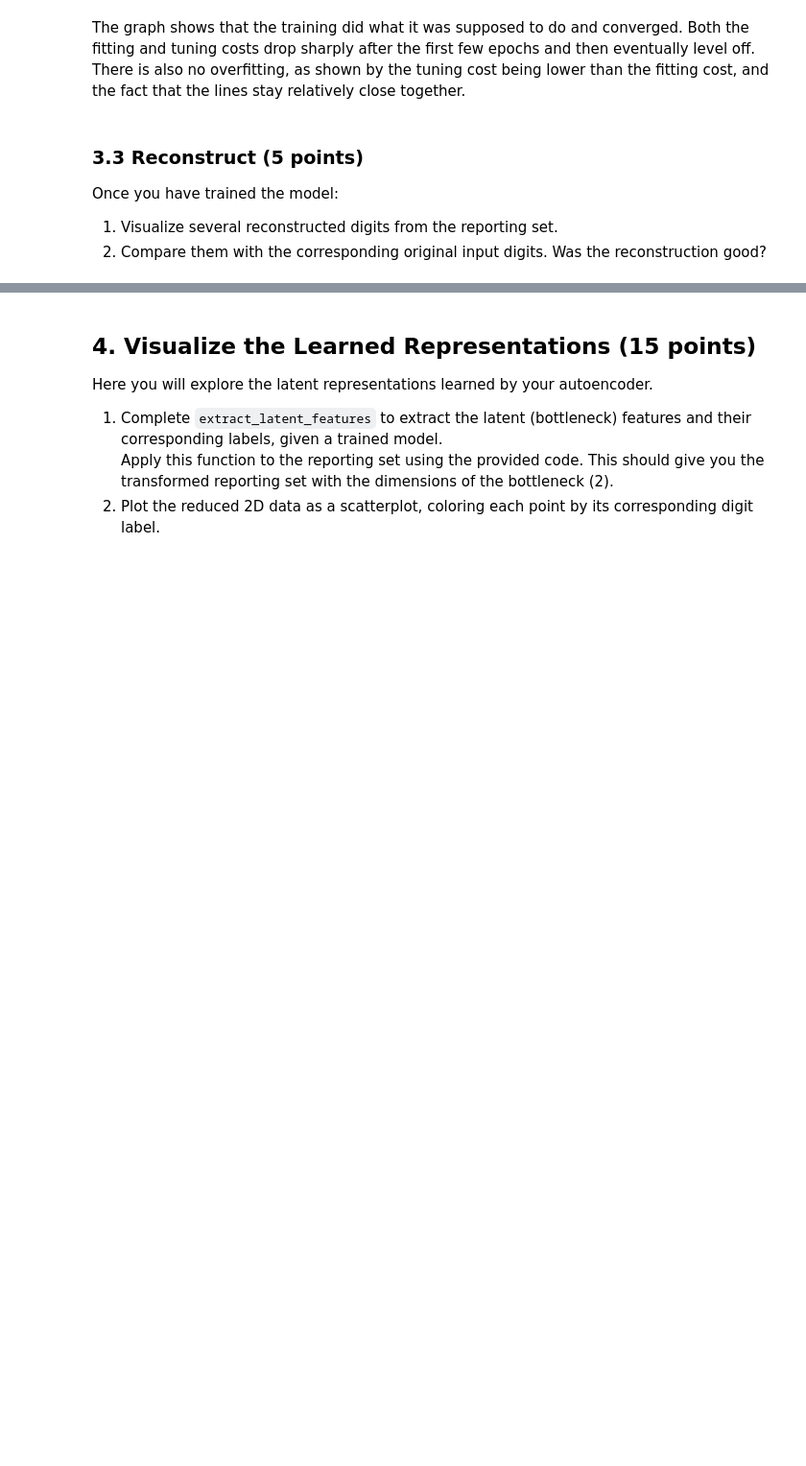
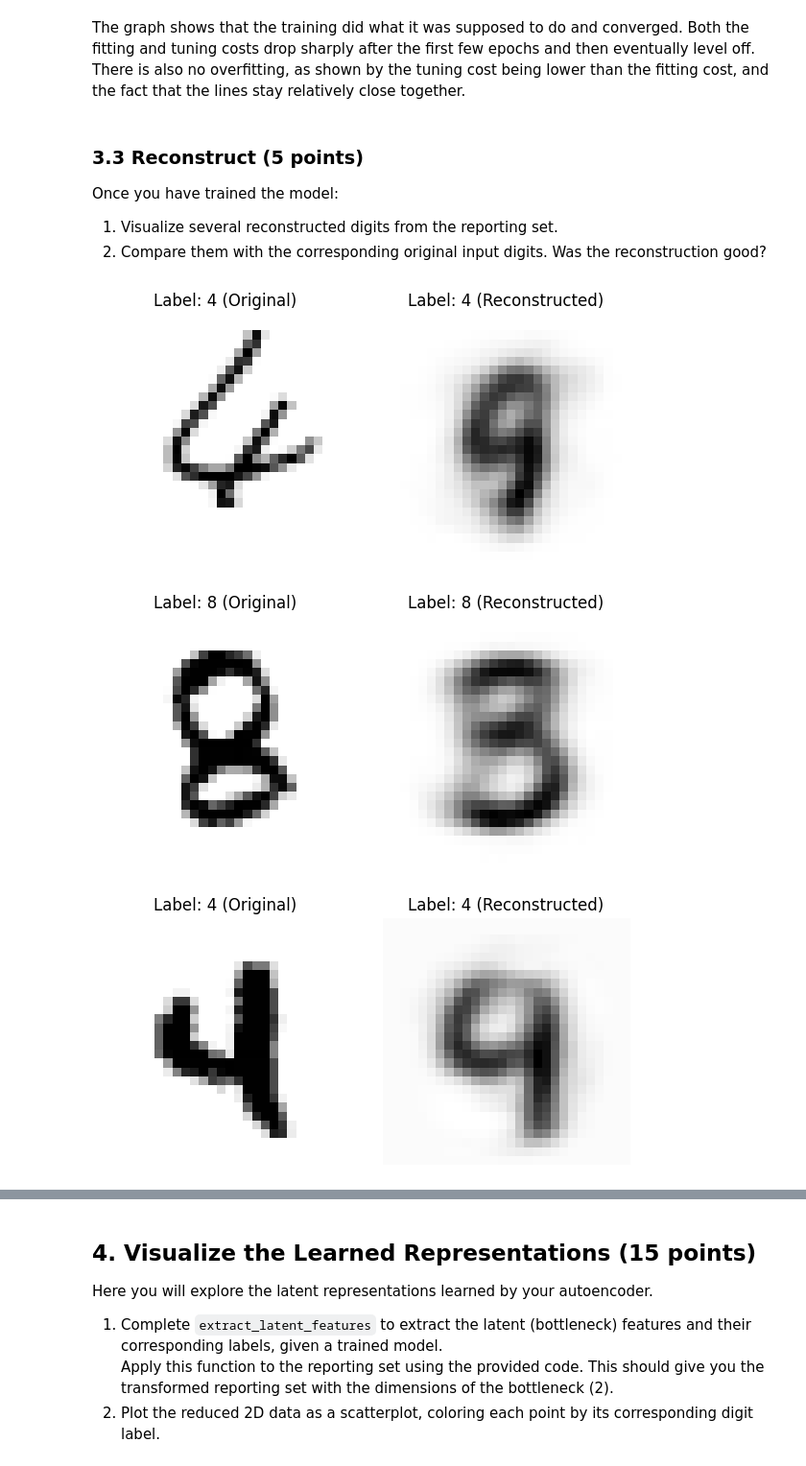
Before and after one commit to kaitlinluu/ds4021_lab06, a Jupyter notebook: 06-autoencoders.ipynb, the cells around one changed output, grey strips where cells are left out. Shown at 96% size. Saved outputs shown, nothing was run; the diff lists cells and outputs as text; code cells hidden in the pictures; blank space fills up the shorter version.

```diff
--- a/06-autoencoders.ipynb
+++ b/06-autoencoders.ipynb
@@ -392,5 +375,39 @@ Once you have trained the model:
 
 1. Visualize several reconstructed digits from the reporting set.
 2. Compare them with the corresponding original input digits. Was the reconstruction good?
+# %%
+# select samples for reconstruction
+sample_inputs = X_report_tensor[:3]
+sample_labels = y_report_tensor[:3]
+
+with torch.no_grad():
+    sample_reconstructions = model(sample_inputs)
+
+# convert to numpy for plotting
+inputs_np = sample_inputs.numpy()
+reconstructions_np = sample_reconstructions.numpy()
 # %%
 # USE AS MANY CELLS AS NEEDED
+for i in range(3):
+    original_image = inputs_np[i].reshape(28, 28)
+    reconstructed_image = reconstructions_np[i].reshape(28, 28)
+    label = sample_labels[i].item()
+
+    fig, (ax1, ax2) = plt.subplots(1, 2, figsize=(6, 3))
+
+    # Plot original input
+    ax1.imshow(original_image, cmap="binary")
+    ax1.set_title(f"Label: {label} (Original)")
+    ax1.axis("off")
+
+    # Plot reconstructed output
+    ax2.imshow(reconstructed_image, cmap="binary")
+    ax2.set_title(f"Label: {label} (Reconstructed)")
+    ax2.axis("off")
+
+    plt.tight_layout()
+    plt.show()
+# %% [output]
+[figure, added]
+[figure, added]
+[figure, added]
```
Also changed, not shown: parts of 4 cells of this notebook.
